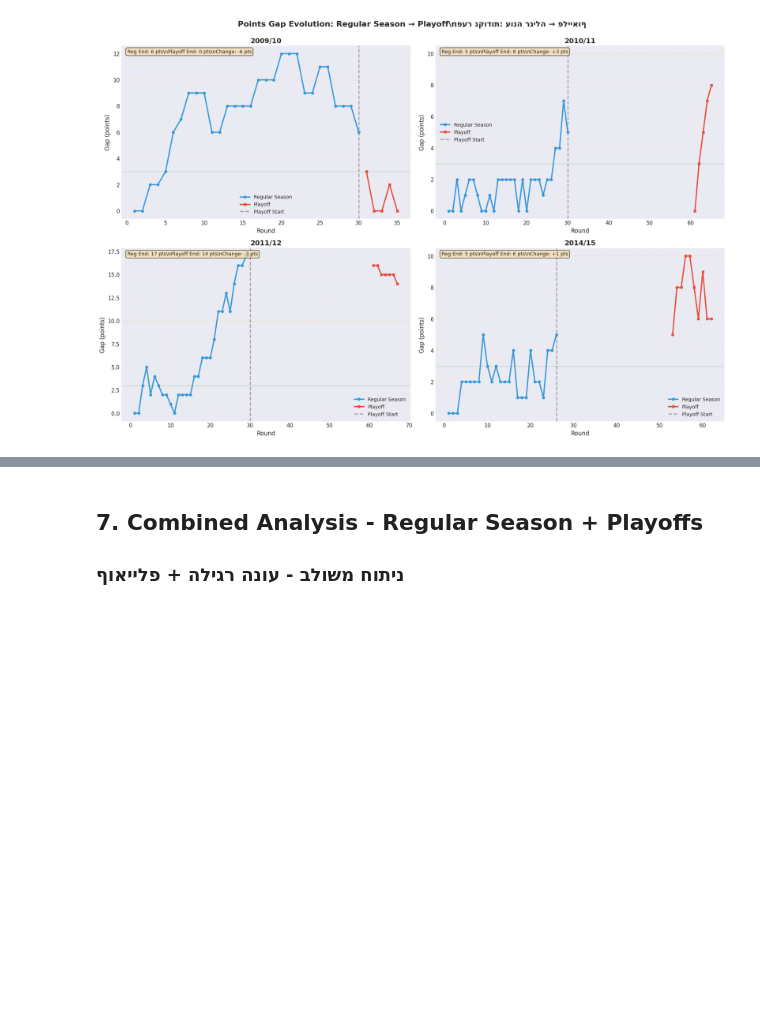
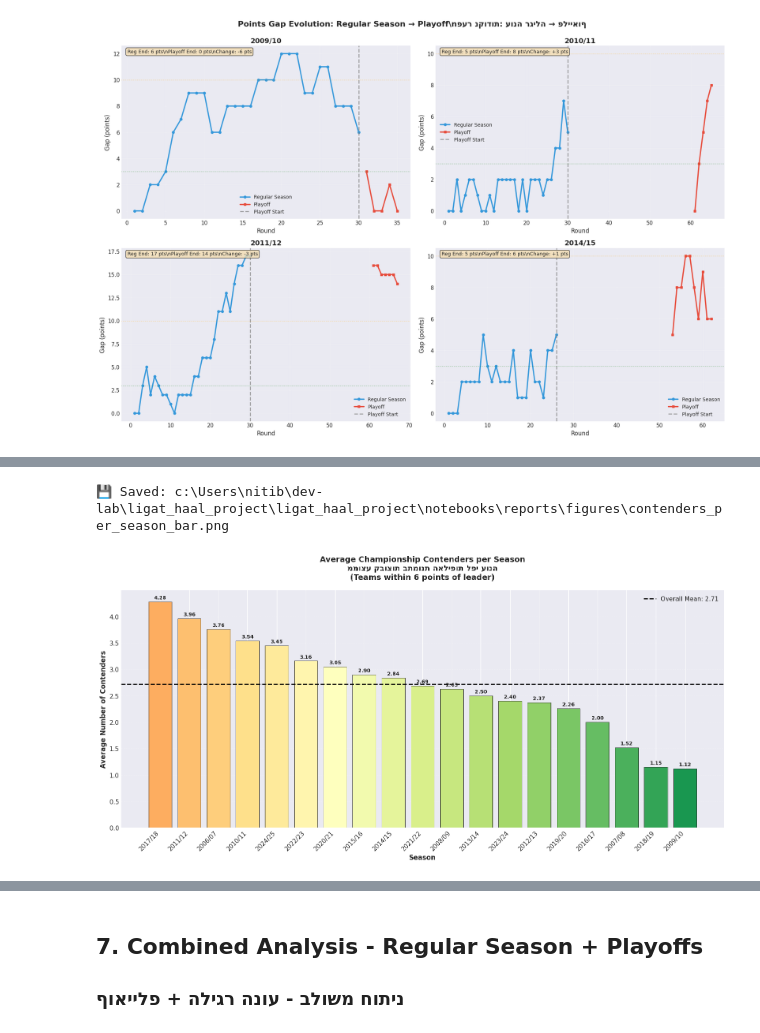
Before and after one commit to Nitaybenadmon123/ligat_haal_project, a Jupyter notebook: ligat_haal_project/notebooks/title_race/03_title_race_clean_analysis.ipynb, the cells around one changed output, grey strips where cells are left out. Drawn from its saved outputs; the diff is of its cells as text; code cells hidden in the pictures; blank space fills up the shorter version.

```diff
--- a/ligat_haal_project/notebooks/title_race/03_title_race_clean_analysis.ipynb
+++ b/ligat_haal_project/notebooks/title_race/03_title_race_clean_analysis.ipynb
@@ -1501,0 +1663,40 @@ else:
+# %%
+# Visualization 1: Average contenders per season (bar chart)
+fig, ax = plt.subplots(figsize=(16, 8))
+
+season_avg_contenders = season_contenders.sort_values('Avg Contenders', ascending=False)
+
+# Color code: more contenders = more competitive (green), fewer = less competitive (red)
+colors = plt.cm.RdYlGn(np.linspace(0.3, 0.9, len(season_avg_contenders)))
+
+bars = ax.bar(range(len(season_avg_contenders)),
+              season_avg_contenders['Avg Contenders'],
+              color=colors, edgecolor='black', linewidth=0.5)
+
+ax.set_xticks(range(len(season_avg_contenders)))
+ax.set_xticklabels(season_avg_contenders['season'], rotation=45, ha='right')
+ax.set_ylabel('Average Number of Contenders', fontsize=12, fontweight='bold')
+ax.set_xlabel('Season', fontsize=12, fontweight='bold')
+ax.set_title('Average Championship Contenders per Season\nממוצע קבוצות בתמונת האליפות לפי עונה\n(Teams within 6 points of leader)',
+             fontsize=14, fontweight='bold', pad=20)
+ax.grid(axis='y', alpha=0.3, linestyle='--')
+
+# Add mean line
+mean_contenders = season_avg_contenders['Avg Contenders'].mean()
+ax.axhline(mean_contenders, color='black', linestyle='--', linewidth=2,
+           label=f'Overall Mean: {mean_contenders:.2f}')
+ax.legend(fontsize=11)
+
+# Add value labels on bars
+for i, (idx, row) in enumerate(season_avg_contenders.iterrows()):
+    ax.text(i, row['Avg Contenders'] + 0.05, f"{row['Avg Contenders']:.2f}",
+            ha='center', fontsize=9, fontweight='bold')
+
+plt.tight_layout()
+fig_path = FIG_DIR / 'contenders_per_season_bar.png'
+plt.savefig(fig_path, dpi=300, bbox_inches='tight')
+print(f"💾 Saved: {fig_path}")
+plt.show()
+# %% [output]
+💾 Saved: c:\Users\nitib\dev-lab\ligat_haal_project\ligat_haal_project\notebooks\reports\figures\contenders_per_season_bar.png
+[figure, added]
```
Also changed, not shown: parts of 23 cells of this notebook, 15 other files.
